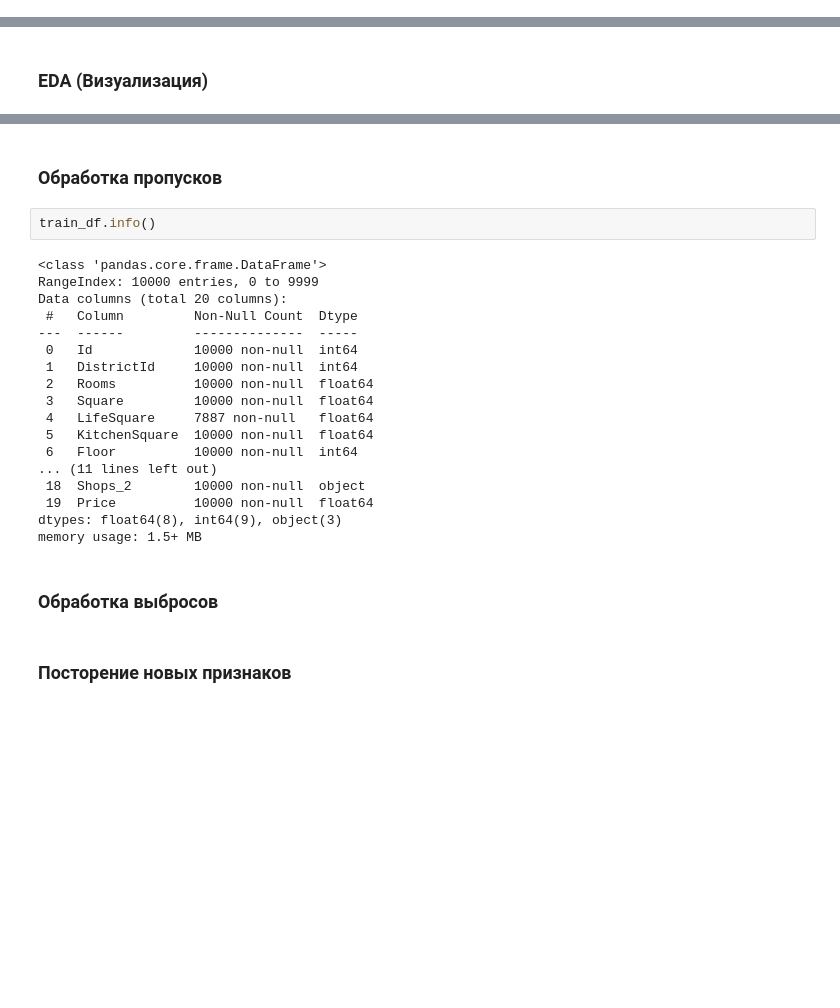
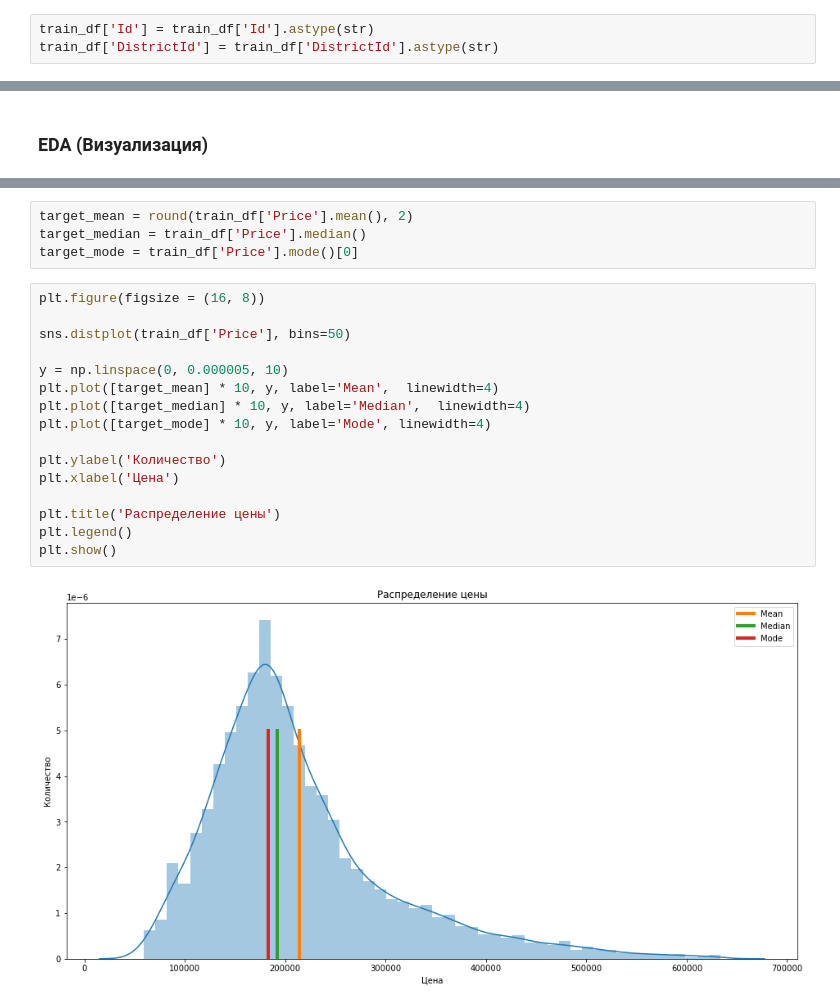
Before and after one commit to helain/DataScience, a Jupyter notebook: KlimochkinMS_solution.ipynb, the cells around one changed output, grey strips where cells are left out. Cells and saved outputs as stored; diff of their text form; blank space fills up the shorter version.

```diff
--- a/KlimochkinMS_solution.ipynb
+++ b/KlimochkinMS_solution.ipynb
@@ -148,0 +143,3 @@ dtype: object
+# %%
+train_df['Id'] = train_df['Id'].astype(str)
+train_df['DistrictId'] = train_df['DistrictId'].astype(str)
@@ -161,26 +174,22 @@ plt.show()
-# %% [markdown]
-### Обработка пропусков
-# %%
-train_df.info()
-# %% [output]
-<class 'pandas.core.frame.DataFrame'>
-RangeIndex: 10000 entries, 0 to 9999
-Data columns (total 20 columns):
- #   Column         Non-Null Count  Dtype
----  ------         --------------  -----
- 0   Id             10000 non-null  int64
- 1   DistrictId     10000 non-null  int64
- 2   Rooms          10000 non-null  float64
- 3   Square         10000 non-null  float64
- 4   LifeSquare     7887 non-null   float64
- 5   KitchenSquare  10000 non-null  float64
- 6   Floor          10000 non-null  int64
-... (11 lines left out)
- 18  Shops_2        10000 non-null  object
- 19  Price          10000 non-null  float64
-dtypes: float64(8), int64(9), object(3)
-memory usage: 1.5+ MB
-# %% [markdown]
-### Обработка выбросов
-# %% [markdown]
-### Посторение новых признаков
+# %%
+target_mean = round(train_df['Price'].mean(), 2)
+target_median = train_df['Price'].median()
+target_mode = train_df['Price'].mode()[0]
+# %%
+plt.figure(figsize = (16, 8))
+
+sns.distplot(train_df['Price'], bins=50)
+
+y = np.linspace(0, 0.000005, 10)
+plt.plot([target_mean] * 10, y, label='Mean',  linewidth=4)
+plt.plot([target_median] * 10, y, label='Median',  linewidth=4)
+plt.plot([target_mode] * 10, y, label='Mode', linewidth=4)
+
+plt.ylabel('Количество')
+plt.xlabel('Цена')
+
+plt.title('Распределение цены')
+plt.legend()
+plt.show()
+# %% [output]
+[figure, added]
```
Also changed, not shown: parts of 32 cells of this notebook.
